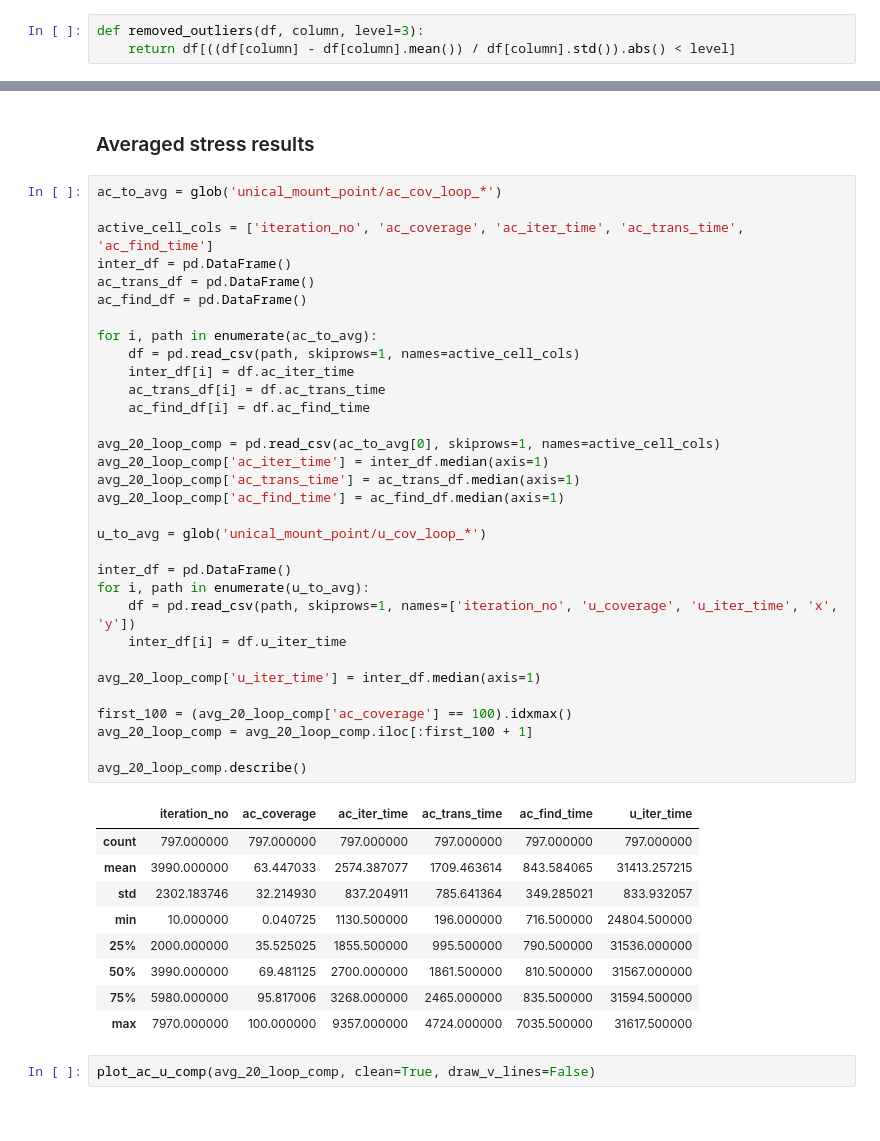
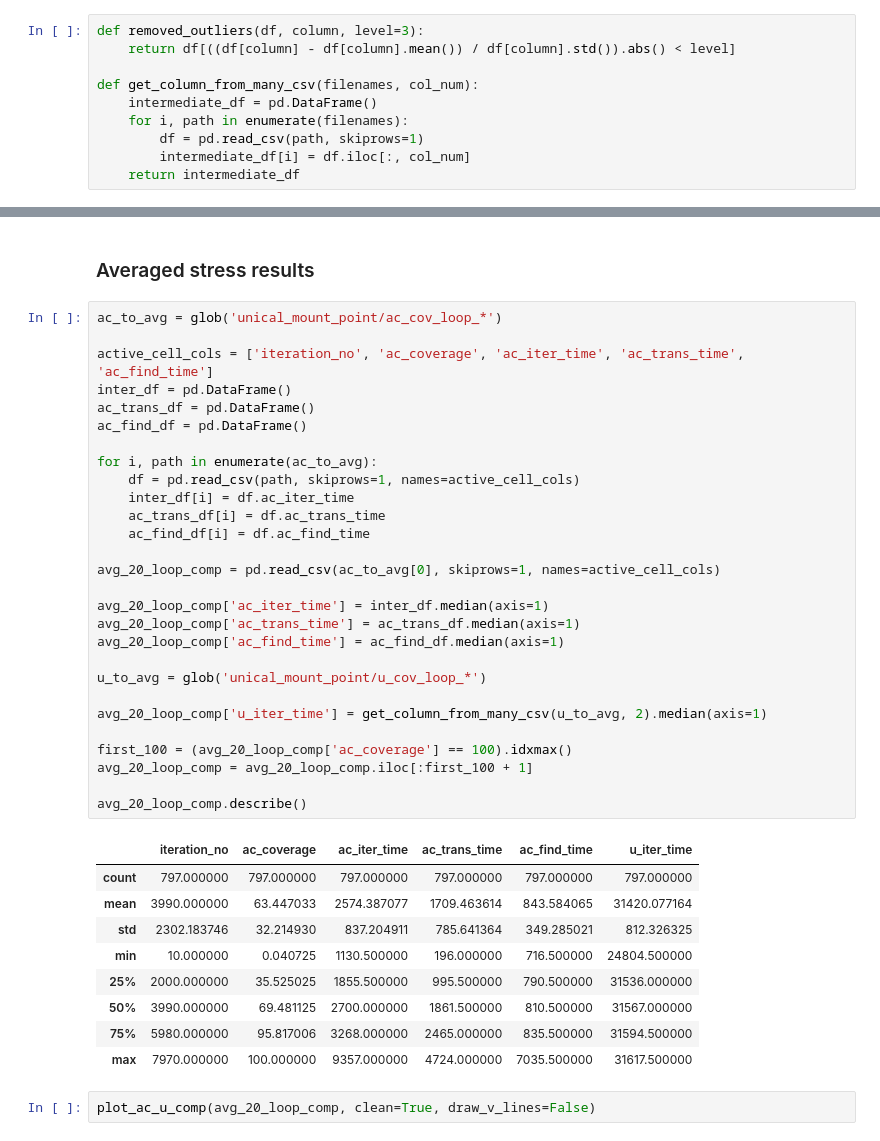
Before and after one commit to prenc/saturated-flow-thesis, a Jupyter notebook: coverage_evaluation.ipynb, the cells around one changed output, grey strips where cells are left out. Drawn from its saved outputs; the diff is of its cells as text.

```diff
--- a/coverage_evaluation.ipynb
+++ b/coverage_evaluation.ipynb
@@ -10,6 +10,13 @@ warnings.filterwarnings('ignore')
 # %%
 def removed_outliers(df, column, level=3):
     return df[((df[column] - df[column].mean()) / df[column].std()).abs() < level]
+
+def get_column_from_many_csv(filenames, col_num):
+    intermediate_df = pd.DataFrame()
+    for i, path in enumerate(filenames):
+        df = pd.read_csv(path, skiprows=1)
+        intermediate_df[i] = df.iloc[:, col_num]
+    return intermediate_df
 # %%
 def smoothen_plot(x, y, smooth_power=300):
     smoothened_x = np.linspace(x.min(), x.max(), smooth_power)
@@ -152,40 +159,36 @@ plot_ac_u_comp(avg_1000_comp, clean=3, smooth_ac=True, smooth_u=True, draw_v_lin
 # %%
 ac_to_avg = glob('unical_mount_point/ac_cov_loop_*')
 
 active_cell_cols = ['iteration_no', 'ac_coverage', 'ac_iter_time', 'ac_trans_time', 'ac_find_time']
 inter_df = pd.DataFrame()
 ac_trans_df = pd.DataFrame()
 ac_find_df = pd.DataFrame()
 
 for i, path in enumerate(ac_to_avg):
     df = pd.read_csv(path, skiprows=1, names=active_cell_cols)
     inter_df[i] = df.ac_iter_time
     ac_trans_df[i] = df.ac_trans_time
     ac_find_df[i] = df.ac_find_time
 
 avg_20_loop_comp = pd.read_csv(ac_to_avg[0], skiprows=1, names=active_cell_cols)
+
 avg_20_loop_comp['ac_iter_time'] = inter_df.median(axis=1)
 avg_20_loop_comp['ac_trans_time'] = ac_trans_df.median(axis=1)
 avg_20_loop_comp['ac_find_time'] = ac_find_df.median(axis=1)
 
 u_to_avg = glob('unical_mount_point/u_cov_loop_*')
 
-inter_df = pd.DataFrame()
-for i, path in enumerate(u_to_avg):
-    df = pd.read_csv(path, skiprows=1, names=['iteration_no', 'u_coverage', 'u_iter_time', 'x', 'y'])
-    inter_df[i] = df.u_iter_time
-
-avg_20_loop_comp['u_iter_time'] = inter_df.median(axis=1)
+avg_20_loop_comp['u_iter_time'] = get_column_from_many_csv(u_to_avg, 2).median(axis=1)
 
 first_100 = (avg_20_loop_comp['ac_coverage'] == 100).idxmax()
 avg_20_loop_comp = avg_20_loop_comp.iloc[:first_100 + 1]
 
 avg_20_loop_comp.describe()
 # %% [output]
 |  | iteration_no | ac_coverage | ac_iter_time | ac_trans_time | ac_find_time | u_iter_time |
 | count | 797.000000 | 797.000000 | 797.000000 | 797.000000 | 797.000000 | 797.000000 |
-| mean | 3990.000000 | 63.447033 | 2574.387077 | 1709.463614 | 843.584065 | 31413.257215 |
-| std | 2302.183746 | 32.214930 | 837.204911 | 785.641364 | 349.285021 | 833.932057 |
+| mean | 3990.000000 | 63.447033 | 2574.387077 | 1709.463614 | 843.584065 | 31420.077164 |
+| std | 2302.183746 | 32.214930 | 837.204911 | 785.641364 | 349.285021 | 812.326325 |
 | min | 10.000000 | 0.040725 | 1130.500000 | 196.000000 | 716.500000 | 24804.500000 |
 | 25% | 2000.000000 | 35.525025 | 1855.500000 | 995.500000 | 790.500000 | 31536.000000 |
 | 50% | 3990.000000 | 69.481125 | 2700.000000 | 1861.500000 | 810.500000 | 31567.000000 |
```
Also changed, not shown: parts of 3 cells of this notebook.
